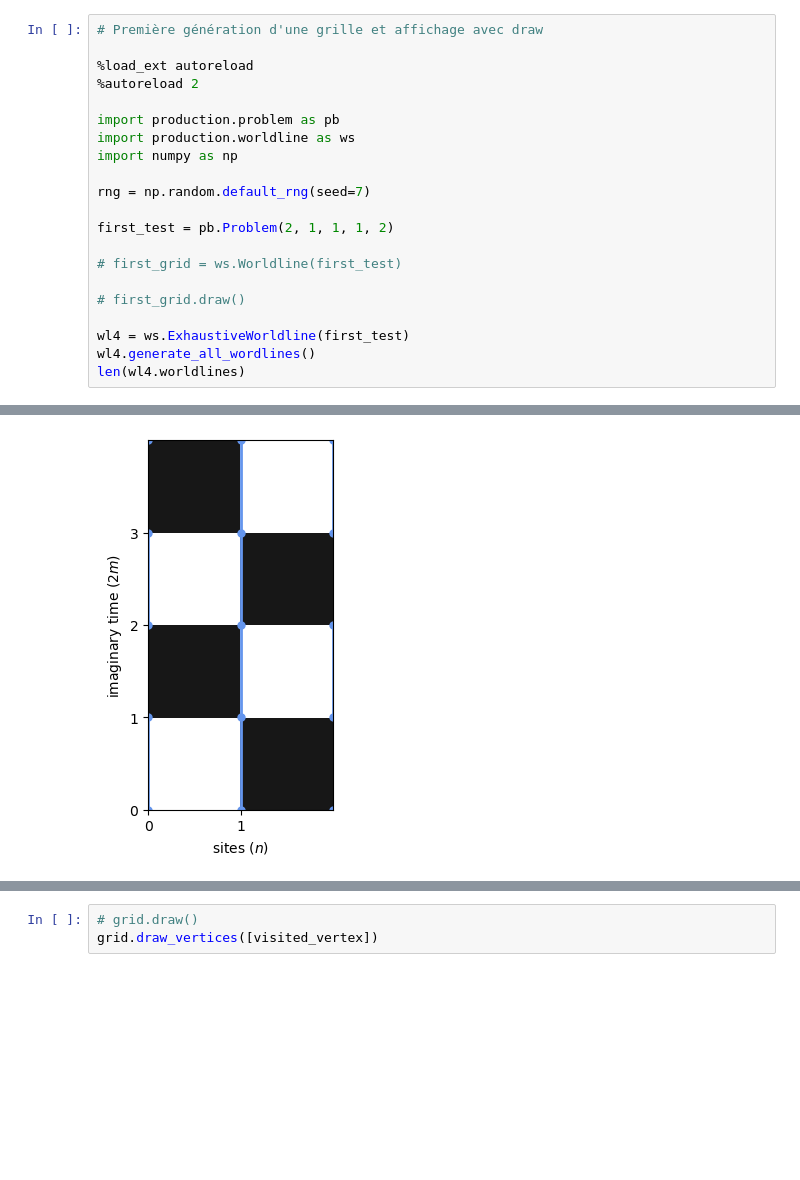
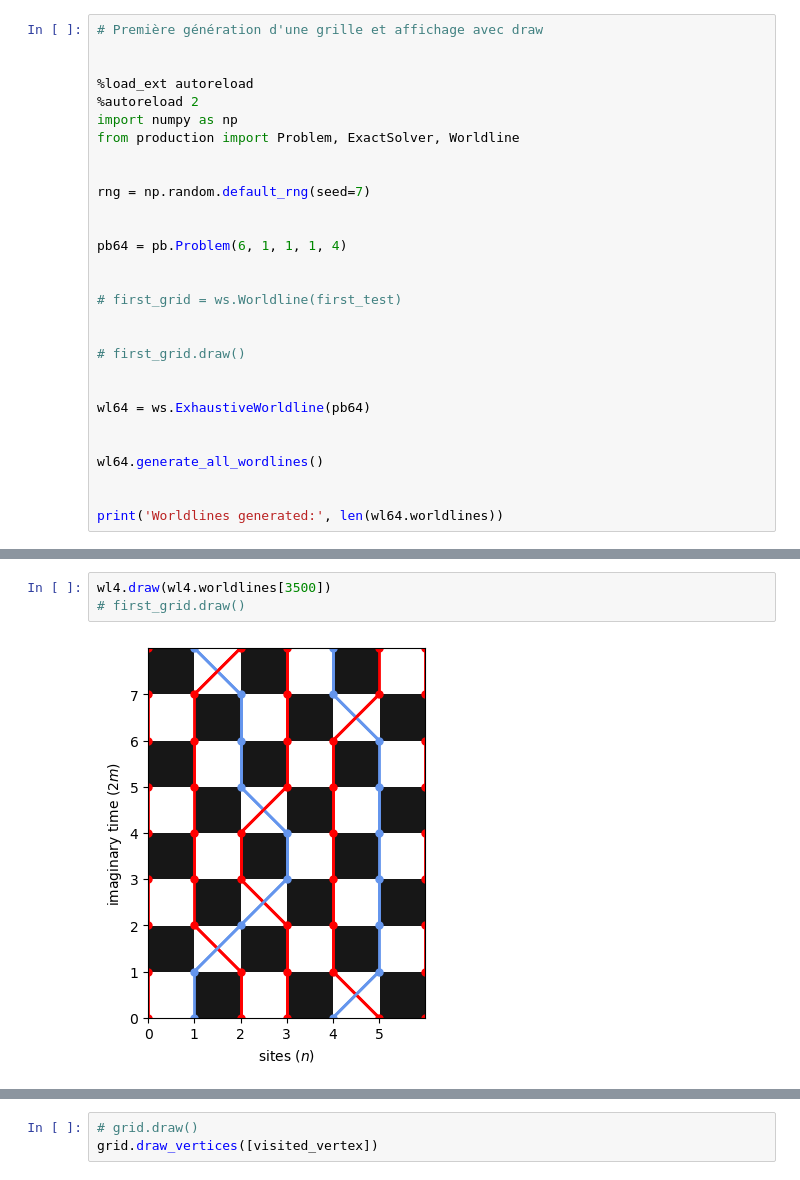
Before and after one commit to Jaymun723/quantum-monte-carlo, a Jupyter notebook: thea.ipynb, the cells around one changed output, grey strips where cells are left out. Drawn from its saved outputs; the diff is of its cells as text; blank space fills up the shorter version.

```diff
--- a/thea.ipynb
+++ b/thea.ipynb
@@ -1,24 +1,32 @@
 # %%
 # Première génération d'une grille et affichage avec draw
 
+
 %load_ext autoreload
 %autoreload 2
+import numpy as np
+from production import Problem, ExactSolver, Worldline
 
-import production.problem as pb
-import production.worldline as ws
-import numpy as np
 
 rng = np.random.default_rng(seed=7)
 
-first_test = pb.Problem(2, 1, 1, 1, 2)
+
+pb64 = pb.Problem(6, 1, 1, 1, 4)
+
 
 # first_grid = ws.Worldline(first_test)
 
+
 # first_grid.draw()
 
-wl4 = ws.ExhaustiveWorldline(first_test)
-wl4.generate_all_wordlines()
-len(wl4.worldlines)
+
+wl64 = ws.ExhaustiveWorldline(pb64)
+
+
+wl64.generate_all_wordlines()
+
+
+print('Worldlines generated:', len(wl64.worldlines))
 # %% [output]
 The autoreload extension is already loaded. To reload it, use:
   %reload_ext autoreload
@@ -41,4 +46,6 @@ The autoreload extension is already loaded. To reload it, use:
 # %%
+wl4.draw(wl4.worldlines[3500])
+# first_grid.draw()
 # %% [output]
-[figure, old version]
+[figure, new version]
 # %%
```
Also changed, not shown: parts of 5 cells of this notebook, 4 other files.
